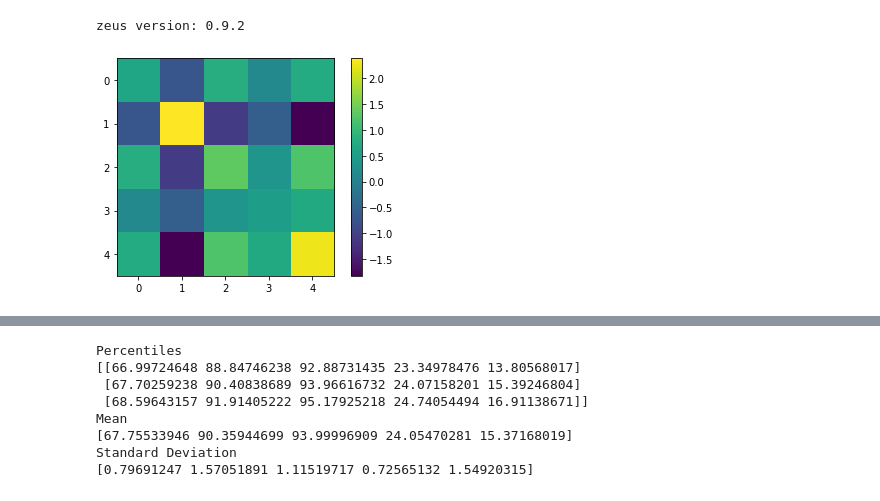
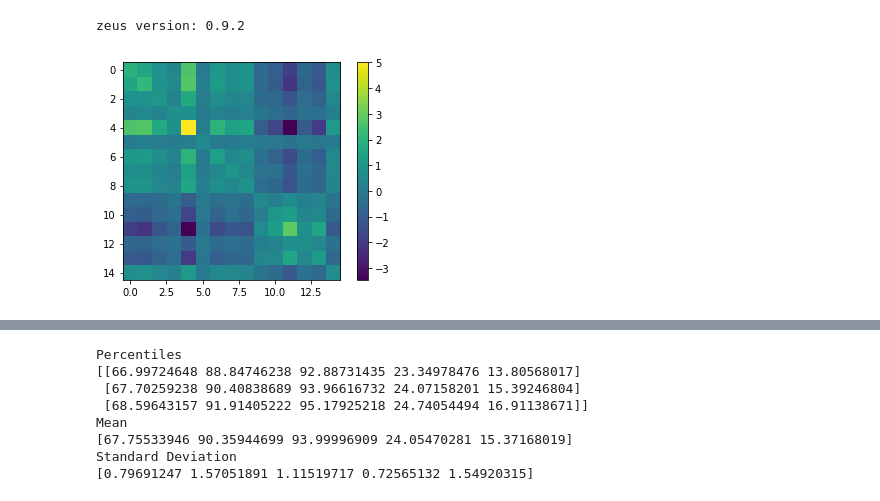
Before and after one commit to minaskar/zeus, a Jupyter notebook: examples/normal_distribution.ipynb, the cells around one changed output, grey strips where cells are left out. Cells and saved outputs as stored; diff of their text form; code cells hidden in the pictures.

```diff
--- a/examples/normal_distribution.ipynb
+++ b/examples/normal_distribution.ipynb
@@ -10,22 +10,22 @@ print('zeus version:', zeus.__version__)
 # %% [output]
 zeus version: 0.9.2
 # %%
-ndim = 5
+ndim = 15
 nwalkers = 2*ndim
-nsteps= 1000
+nsteps= 5000
 
 C = make_spd_matrix(ndim)
 plt.imshow(C)
 plt.colorbar()
 
 icov = np.linalg.inv(C)
 
 mu = np.random.rand(ndim) * 100.0
 
 def logp(x, mu, icov):
     return -0.5 * np.dot(np.dot((x-mu).T,icov),(x-mu))
 
 start = np.random.rand(ndim)
 # %% [output]
-[figure, old version]
+[figure, new version]
 # %%
```
Also changed, not shown: parts of 2 cells of this notebook.
